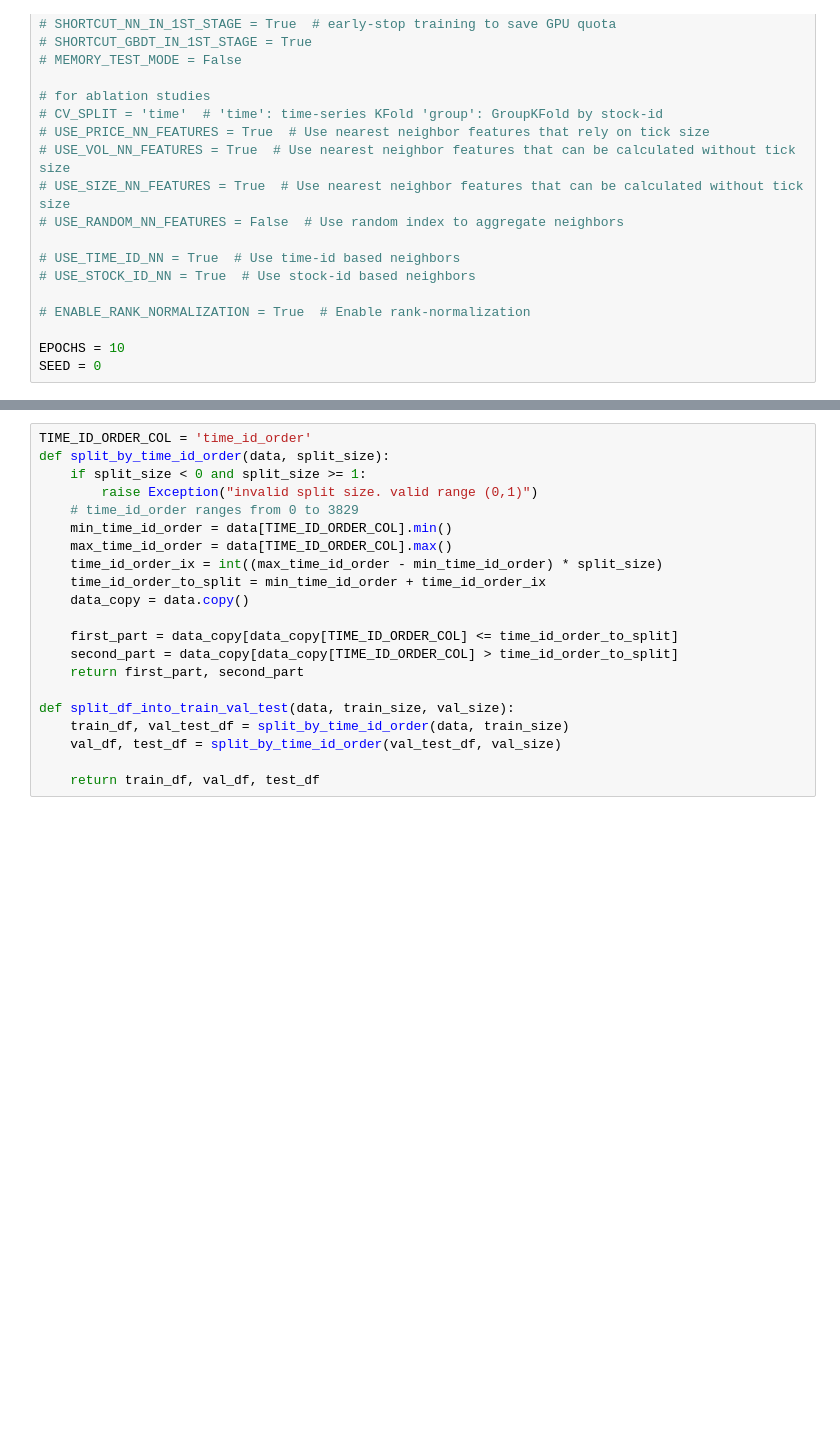
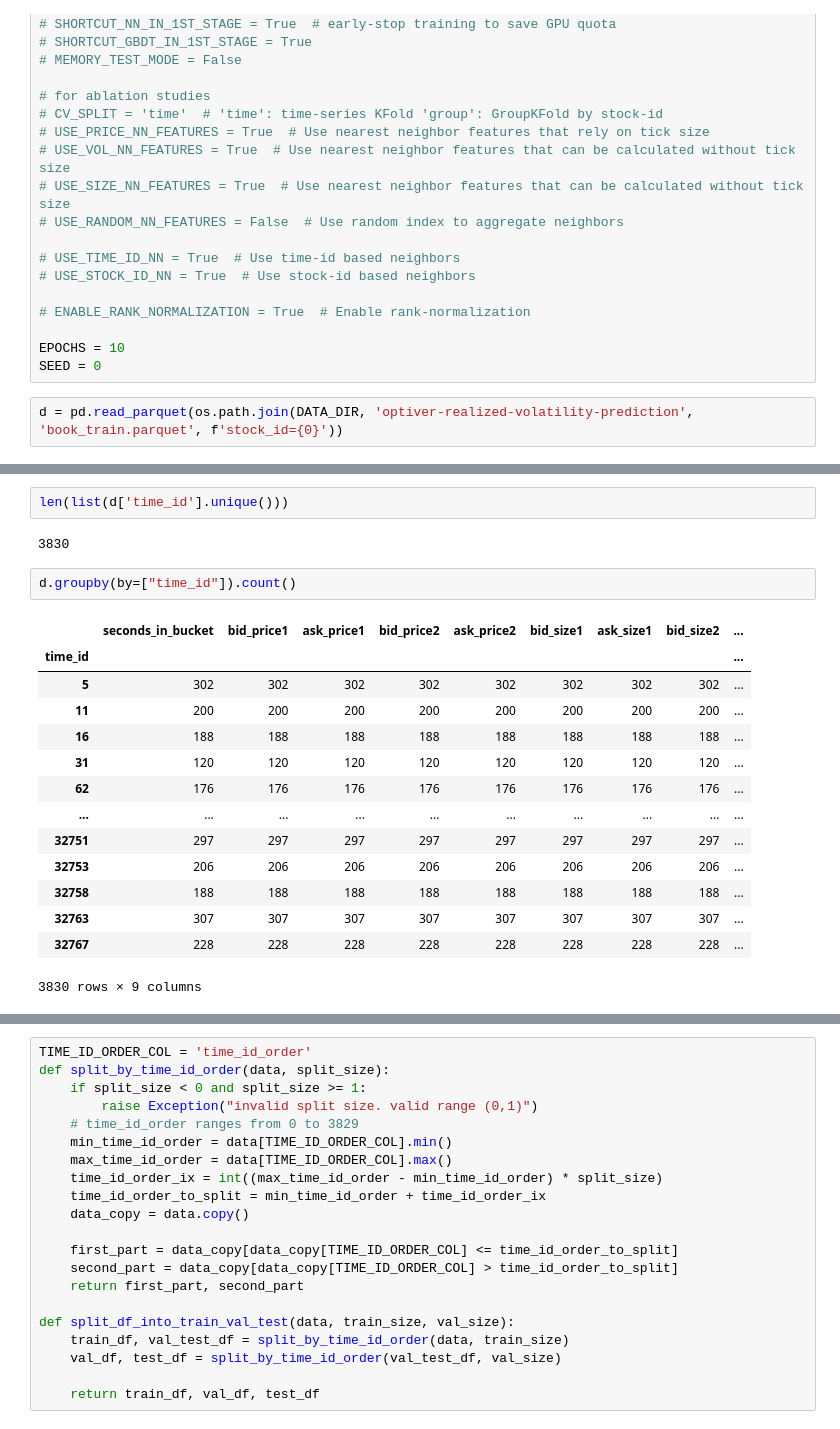
Before and after one commit to poo5zan/masters-research-project, a Jupyter notebook: from-kaggle-optiver-challenge.ipynb, the cells around one changed output, grey strips where cells are left out. Saved outputs shown, nothing was run; the diff lists cells and outputs as text; blank space fills up the shorter version.

```diff
--- a/from-kaggle-optiver-challenge.ipynb
+++ b/from-kaggle-optiver-challenge.ipynb
@@ -120,3 +156,5 @@ ENSEMBLE_METHOD = 'mean'
 
 EPOCHS = 10
 SEED = 0
+# %%
+d = pd.read_parquet(os.path.join(DATA_DIR, 'optiver-realized-volatility-prediction', 'book_train.parquet', f'stock_id={0}'))
@@ -122,0 +170,21 @@ SEED = 0
+# %%
+len(list(d['time_id'].unique()))
+# %% [output]
+3830
+# %%
+d.groupby(by=["time_id"]).count()
+# %% [output]
+|  | seconds_in_bucket | bid_price1 | ask_price1 | bid_price2 | ask_price2 | bid_size1 | ask_size1 | bid_size2 | ... |
+| time_id |  |  |  |  |  |  |  |  | ... |
+| 5 | 302 | 302 | 302 | 302 | 302 | 302 | 302 | 302 | ... |
+| 11 | 200 | 200 | 200 | 200 | 200 | 200 | 200 | 200 | ... |
+| 16 | 188 | 188 | 188 | 188 | 188 | 188 | 188 | 188 | ... |
+| 31 | 120 | 120 | 120 | 120 | 120 | 120 | 120 | 120 | ... |
+| 62 | 176 | 176 | 176 | 176 | 176 | 176 | 176 | 176 | ... |
+| ... | ... | ... | ... | ... | ... | ... | ... | ... | ... |
+| 32751 | 297 | 297 | 297 | 297 | 297 | 297 | 297 | 297 | ... |
+| 32753 | 206 | 206 | 206 | 206 | 206 | 206 | 206 | 206 | ... |
+| 32758 | 188 | 188 | 188 | 188 | 188 | 188 | 188 | 188 | ... |
+| 32763 | 307 | 307 | 307 | 307 | 307 | 307 | 307 | 307 | ... |
+| 32767 | 228 | 228 | 228 | 228 | 228 | 228 | 228 | 228 | ... |
+3830 rows × 9 columns
```
Also changed, not shown: parts of 6 cells of this notebook, 3 other files.
